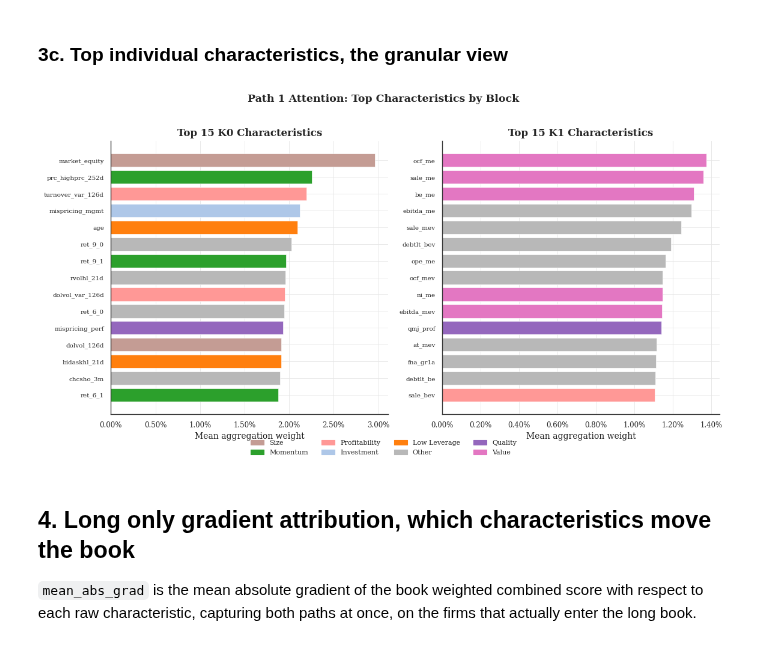
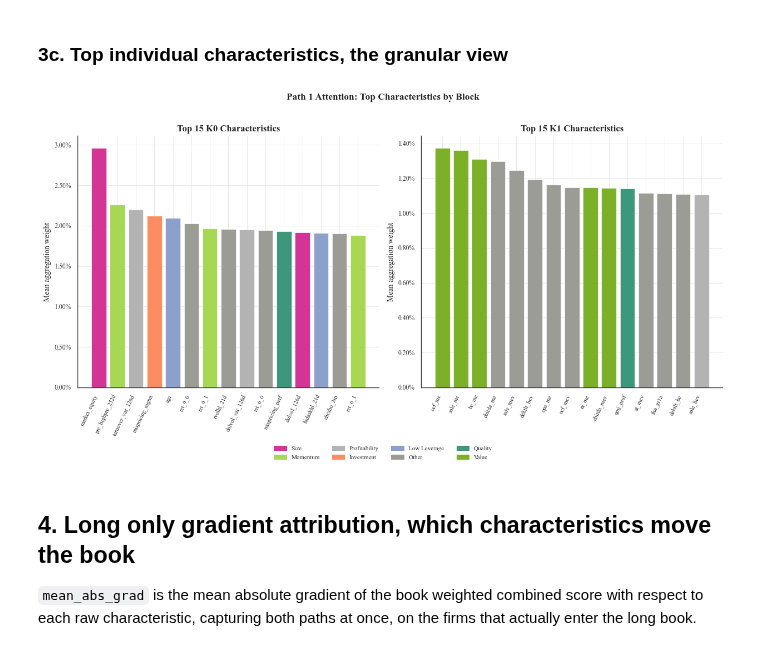
Before and after one commit to Hemasrikar/portfolio-transformers, a Jupyter notebook: notebooks/factor_plots.ipynb, the cells around one changed output. Cells and saved outputs as stored; diff of their text form; code cells hidden in the pictures.

```diff
--- a/notebooks/factor_plots.ipynb
+++ b/notebooks/factor_plots.ipynb
@@ -169,14 +176,16 @@ plt.show()
 ### 3b. Named categories only, on a readable scale
 # %%
 # same but excluding the large unthemed bucket, to compare the named themes on a readable scale
-fig, ax = plt.subplots(figsize=(7.6, 4.9))
+fig, ax = plt.subplots(figsize=(8.4, 4.9))
 named = [t for t in order if t != 'other']
-sub = theme_pivot.loc[named, 'mean'].sort_values(ascending=True)
-ax.barh([pretty_label(t) for t in sub.index], sub.values, color=[theme_color[t] for t in sub.index], edgecolor='white', linewidth=0.45)
-ax.xaxis.set_major_formatter(PercentFormatter(1))
-ax.set_xlabel('Mean share of path 1 attention')
+sub = theme_pivot.loc[named, 'mean'].sort_values(ascending=False)
+ax.bar([pretty_label(t) for t in sub.index], sub.values, color=[category_color[t] for t in sub.index], edgecolor='white', linewidth=0.45)
+ax.set_xticks(range(len(sub)))
+ax.set_xticklabels([pretty_label(t) for t in sub.index], rotation=45, ha='right')
+ax.yaxis.set_major_formatter(PercentFormatter(1))
+ax.set_ylabel('Mean share of path 1 attention')
 ax.set_title('Path 1 Attention by Named Factor Category')
-style_axis(ax, grid_axis='x')
+style_axis(ax, grid_axis='y')
 save_fig(fig, 'path1_named_themes')
 plt.show()
 # %% [output]
@@ -185,27 +194,36 @@ plt.show()
 ### 3c. Top individual characteristics, the granular view
 # %%
 # top individual characteristics by path 1 attention weight, per block, averaged over variants
-fig, axes = plt.subplots(1, 2, figsize=(11.6, 5.8))
+fig, axes = plt.subplots(1, 2, figsize=(12.5, 6.2))
+tops = {}
 present = []
-for ax, block in zip(axes, ['k0', 'k1']):
+for block in ['k0', 'k1']:
     sub = path1_df[path1_df['block'] == block]
     top = sub.groupby(['characteristic', 'theme'])['mean_weight'].mean().sort_values(ascending=False).head(15)
-    chars = [c for c, _ in top.index][::-1]
-    themes = [t for _, t in top.index][::-1]
-    present.extend(themes[::-1])
-    ax.barh(chars, top.values[::-1], color=[theme_color[t] for t in themes], edgecolor='white', linewidth=0.45)
-    ax.xaxis.set_major_formatter(PercentFormatter(1))
+    tops[block] = top
+    present.extend(t for _, t in top.index)
+present = list(dict.fromkeys(present))
+
+for ax, block in zip(axes, ['k0', 'k1']):
+    top = tops[block]
+    chars = [c for c, _ in top.index]
+    themes = [t for _, t in top.index]
+    ax.bar(chars, top.values, color=[category_color[t] for t in themes], edgecolor='white', linewidth=0.45)
+    ax.set_xticks(range(len(chars)))
+    ax.set_xticklabels(chars, rotation=65, ha='right')
+    ax.yaxis.set_major_formatter(PercentFormatter(1))
     ax.set_title(f'Top 15 {block.upper()} Characteristics')
-    ax.set_xlabel('Mean aggregation weight')
-    ax.tick_params(axis='y', labelsize=7.5)
-    style_axis(ax, grid_axis='x')
-handles = [mpl.patches.Patch(color=theme_color[t], label=pretty_label(t)) for t in dict.fromkeys(present)]
-fig.legend(handles=handles, loc='lower center', ncol=4, frameon=False, bbox_to_anchor=(0.5, -0.035))
+    ax.set_ylabel('Mean aggregation weight')
+    ax.tick_params(axis='x', labelsize=7.5)
+    style_axis(ax, grid_axis='y')
+
+handles = [mpl.patches.Patch(color=category_color[t], label=pretty_label(t)) for t in present]
+fig.legend(handles=handles, loc='lower center', ncol=4, frameon=False, bbox_to_anchor=(0.5, -0.06))
 fig.suptitle('Path 1 Attention: Top Characteristics by Block', fontsize=12.5, fontweight='bold', y=1.02)
 save_fig(fig, 'path1_top_characteristics')
 plt.show()
 # %% [output]
-[figure, old version]
+[figure, new version]
 # %% [markdown]
 ## 4. Long only gradient attribution, which characteristics move the book
 
```
Also changed, not shown: parts of 15 cells of this notebook, 1 other file.
